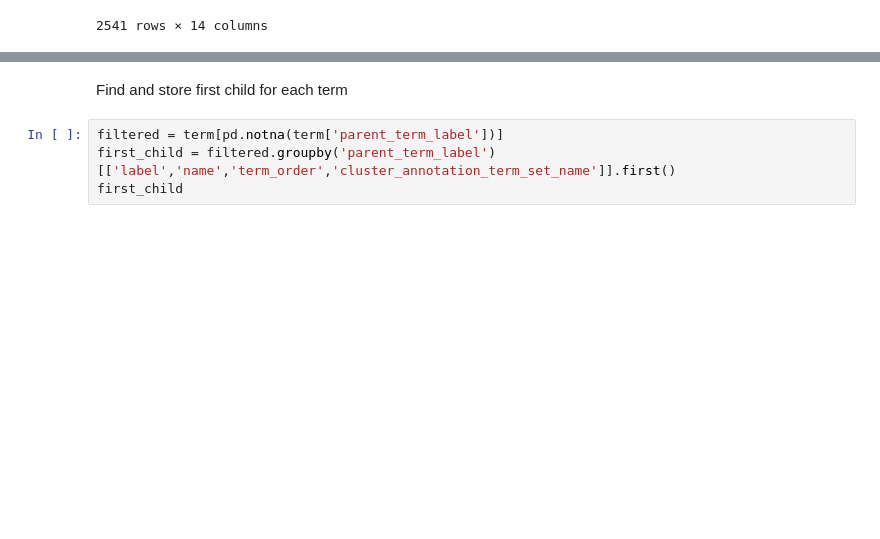
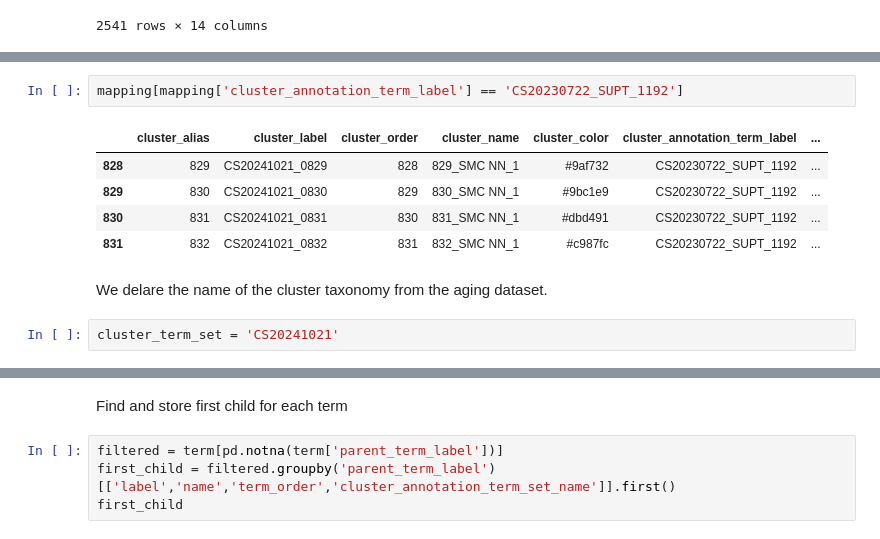
Before and after one commit to rachelhostetler/abc_atlas_access, a Jupyter notebook: docs/cluster_annotations/create_aging_cluster_annotation_html.ipynb, the cells around one changed output, grey strips where cells are left out. Drawn from its saved outputs; the diff is of its cells as text; blank space fills up the shorter version.

```diff
--- a/docs/cluster_annotations/create_aging_cluster_annotation_html.ipynb
+++ b/docs/cluster_annotations/create_aging_cluster_annotation_html.ipynb
@@ -117,0 +73,12 @@ mapping[mapping['cluster_annotation_term_set_name'] == 'class']
+# %%
+mapping[mapping['cluster_annotation_term_label'] == 'CS20230722_SUPT_1192']
+# %% [output]
+|  | cluster_alias | cluster_label | cluster_order | cluster_name | cluster_color | cluster_annotation_term_label | ... |
+| 828 | 829 | CS20241021_0829 | 828 | 829_SMC NN_1 | #9af732 | CS20230722_SUPT_1192 | ... |
+| 829 | 830 | CS20241021_0830 | 829 | 830_SMC NN_1 | #9bc1e9 | CS20230722_SUPT_1192 | ... |
+| 830 | 831 | CS20241021_0831 | 830 | 831_SMC NN_1 | #dbd491 | CS20230722_SUPT_1192 | ... |
+| 831 | 832 | CS20241021_0832 | 831 | 832_SMC NN_1 | #c987fc | CS20230722_SUPT_1192 | ... |
+# %% [markdown]
+We delare the name of the cluster taxonomy from the aging dataset.
+# %%
+cluster_term_set = 'CS20241021'
```
Also changed, not shown: parts of 26 cells of this notebook, 1 other file.
